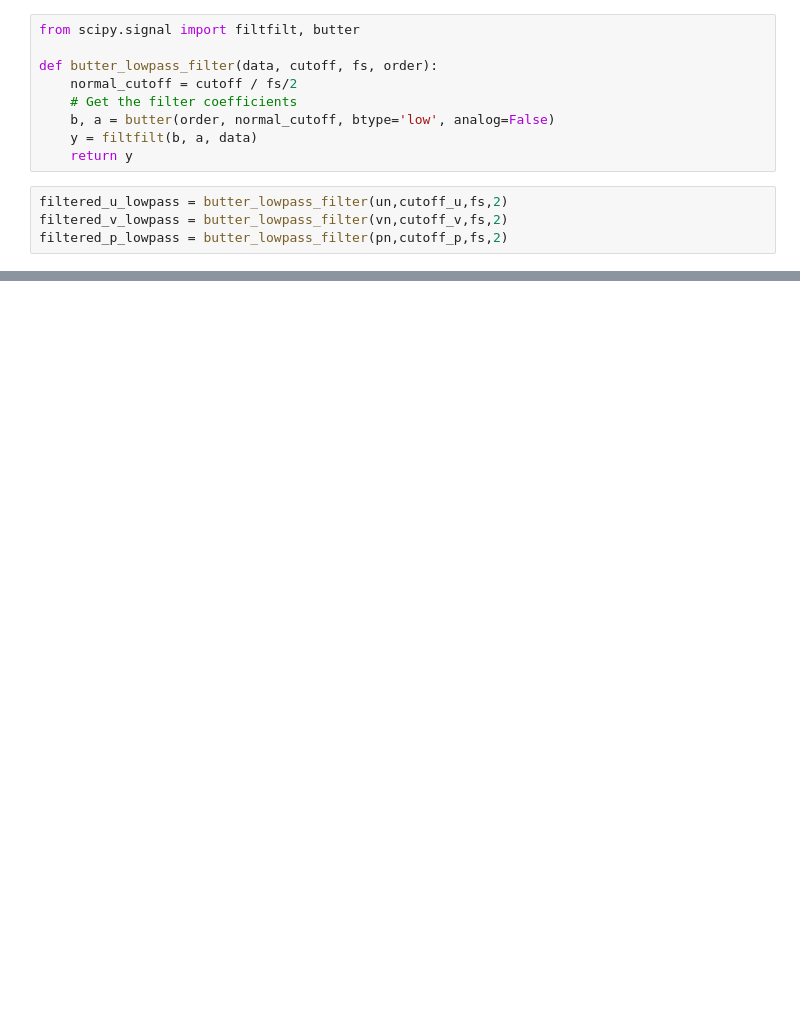
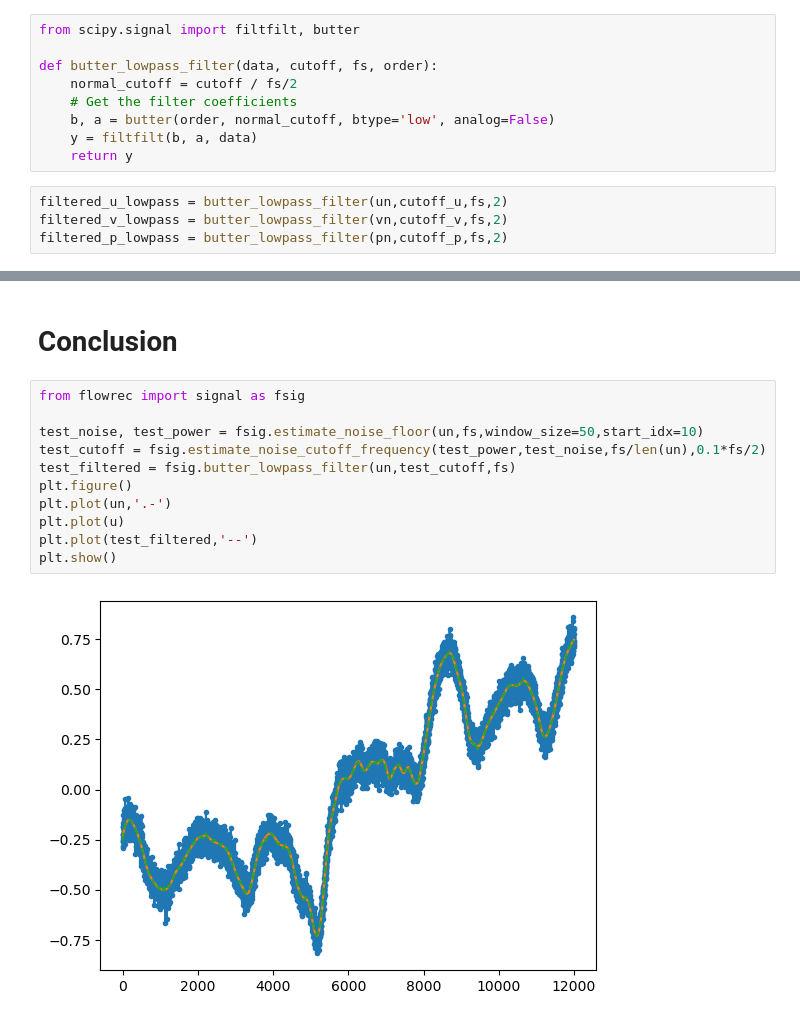
Before and after one commit to MagriLab/FlowReconstructionFromExperiment, a Jupyter notebook: denoise.ipynb, the cells around one changed output, grey strips where cells are left out. Drawn from its saved outputs; the diff is of its cells as text; blank space fills up the shorter version.

```diff
--- a/denoise.ipynb
+++ b/denoise.ipynb
@@ -290,0 +275,15 @@ plt.plot(filtered_p_lowpass,'g--')
+# %% [markdown]
+# Conclusion
+# %%
+from flowrec import signal as fsig
+
+test_noise, test_power = fsig.estimate_noise_floor(un,fs,window_size=50,start_idx=10)
+test_cutoff = fsig.estimate_noise_cutoff_frequency(test_power,test_noise,fs/len(un),0.1*fs/2)
+test_filtered = fsig.butter_lowpass_filter(un,test_cutoff,fs)
+plt.figure()
+plt.plot(un,'.-')
+plt.plot(u)
+plt.plot(test_filtered,'--')
+plt.show()
+# %% [output]
+[figure, added]
```
Also changed, not shown: parts of 19 cells of this notebook, 1 other file.
